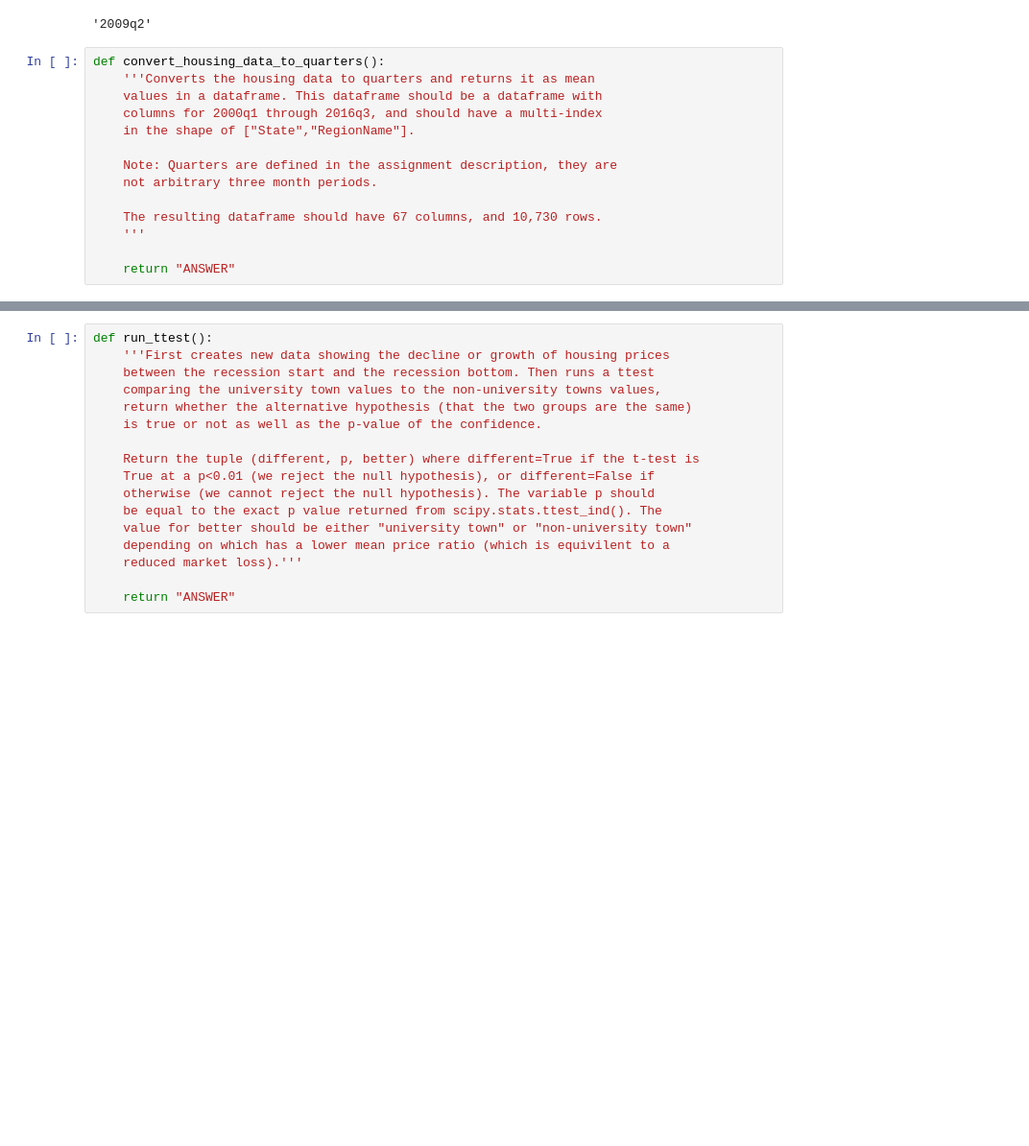
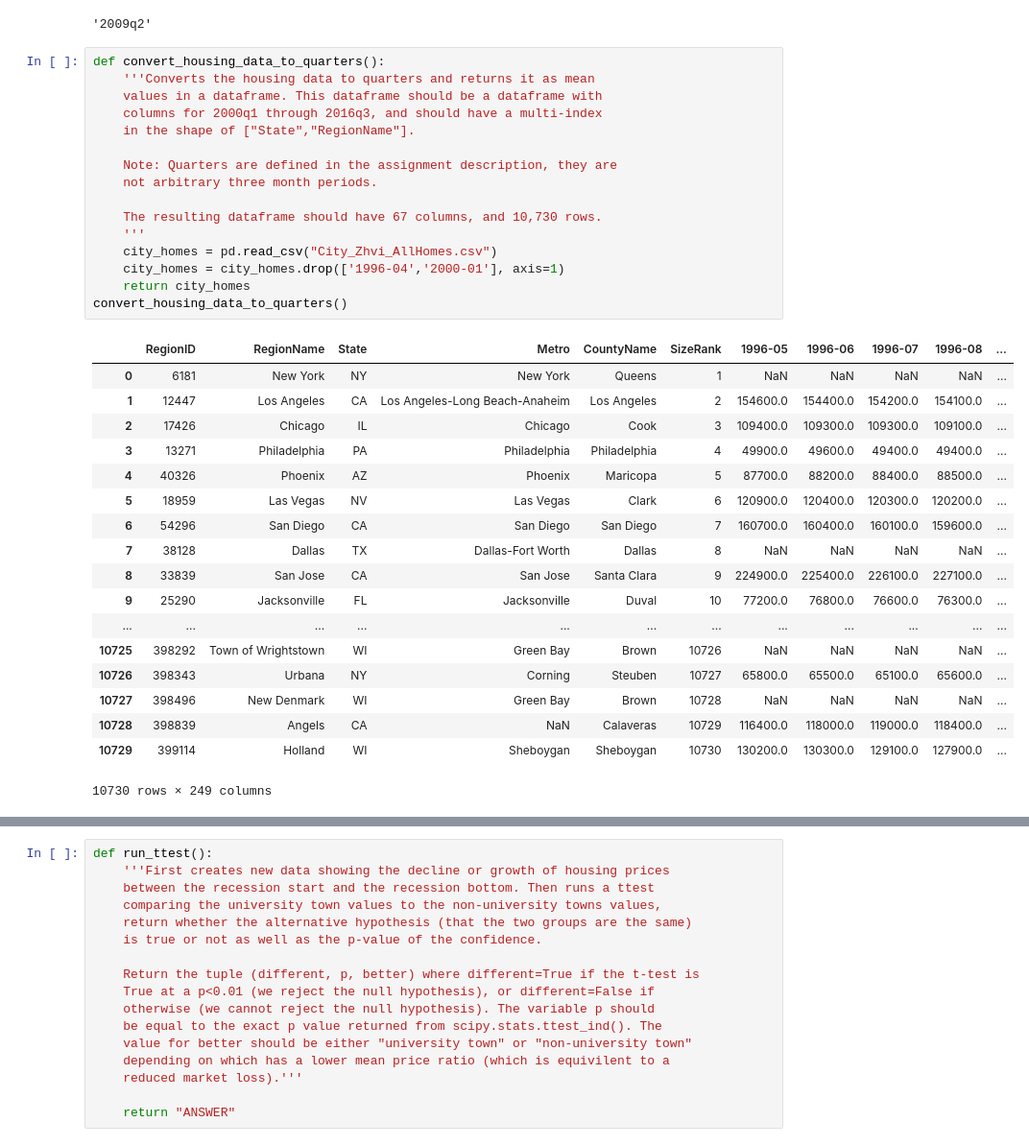
Before and after one commit to mittrayash/Hypothesis-Testing, a Jupyter notebook: Assignment+4.ipynb, the cells around one changed output, grey strips where cells are left out. Shown at 96% size. Cells and saved outputs as stored; diff of their text form; blank space fills up the shorter version.

Commit message:
Converted Housing Data To Quarters

```diff
--- a/Assignment+4.ipynb
+++ b/Assignment+4.ipynb
@@ -152,14 +130,35 @@ get_recession_bottom()
 # %%
 def convert_housing_data_to_quarters():
     '''Converts the housing data to quarters and returns it as mean
     values in a dataframe. This dataframe should be a dataframe with
     columns for 2000q1 through 2016q3, and should have a multi-index
     in the shape of ["State","RegionName"].
 
     Note: Quarters are defined in the assignment description, they are
     not arbitrary three month periods.
 
     The resulting dataframe should have 67 columns, and 10,730 rows.
     '''
-
-    return "ANSWER"
+    city_homes = pd.read_csv("City_Zhvi_AllHomes.csv")
+    city_homes = city_homes.drop(['1996-04','2000-01'], axis=1)
+    return city_homes
+convert_housing_data_to_quarters()
+# %% [output]
+|  | RegionID | RegionName | State | Metro | CountyName | SizeRank | 1996-05 | 1996-06 | 1996-07 | 1996-08 | ... |
+| 0 | 6181 | New York | NY | New York | Queens | 1 | NaN | NaN | NaN | NaN | ... |
+| 1 | 12447 | Los Angeles | CA | Los Angeles-Long Beach-Anaheim | Los Angeles | 2 | 154600.0 | 154400.0 | 154200.0 | 154100.0 | ... |
+| 2 | 17426 | Chicago | IL | Chicago | Cook | 3 | 109400.0 | 109300.0 | 109300.0 | 109100.0 | ... |
+| 3 | 13271 | Philadelphia | PA | Philadelphia | Philadelphia | 4 | 49900.0 | 49600.0 | 49400.0 | 49400.0 | ... |
+| 4 | 40326 | Phoenix | AZ | Phoenix | Maricopa | 5 | 87700.0 | 88200.0 | 88400.0 | 88500.0 | ... |
+| 5 | 18959 | Las Vegas | NV | Las Vegas | Clark | 6 | 120900.0 | 120400.0 | 120300.0 | 120200.0 | ... |
+| 6 | 54296 | San Diego | CA | San Diego | San Diego | 7 | 160700.0 | 160400.0 | 160100.0 | 159600.0 | ... |
+| 7 | 38128 | Dallas | TX | Dallas-Fort Worth | Dallas | 8 | NaN | NaN | NaN | NaN | ... |
+| 8 | 33839 | San Jose | CA | San Jose | Santa Clara | 9 | 224900.0 | 225400.0 | 226100.0 | 227100.0 | ... |
+| 9 | 25290 | Jacksonville | FL | Jacksonville | Duval | 10 | 77200.0 | 76800.0 | 76600.0 | 76300.0 | ... |
+| ... | ... | ... | ... | ... | ... | ... | ... | ... | ... | ... | ... |
+| 10725 | 398292 | Town of Wrightstown | WI | Green Bay | Brown | 10726 | NaN | NaN | NaN | NaN | ... |
+| 10726 | 398343 | Urbana | NY | Corning | Steuben | 10727 | 65800.0 | 65500.0 | 65100.0 | 65600.0 | ... |
+| 10727 | 398496 | New Denmark | WI | Green Bay | Brown | 10728 | NaN | NaN | NaN | NaN | ... |
+| 10728 | 398839 | Angels | CA | NaN | Calaveras | 10729 | 116400.0 | 118000.0 | 119000.0 | 118400.0 | ... |
+| 10729 | 399114 | Holland | WI | Sheboygan | Sheboygan | 10730 | 130200.0 | 130300.0 | 129100.0 | 127900.0 | ... |
+10730 rows × 249 columns
```
Also changed, not shown: parts of 2 cells of this notebook, 1 other file.
